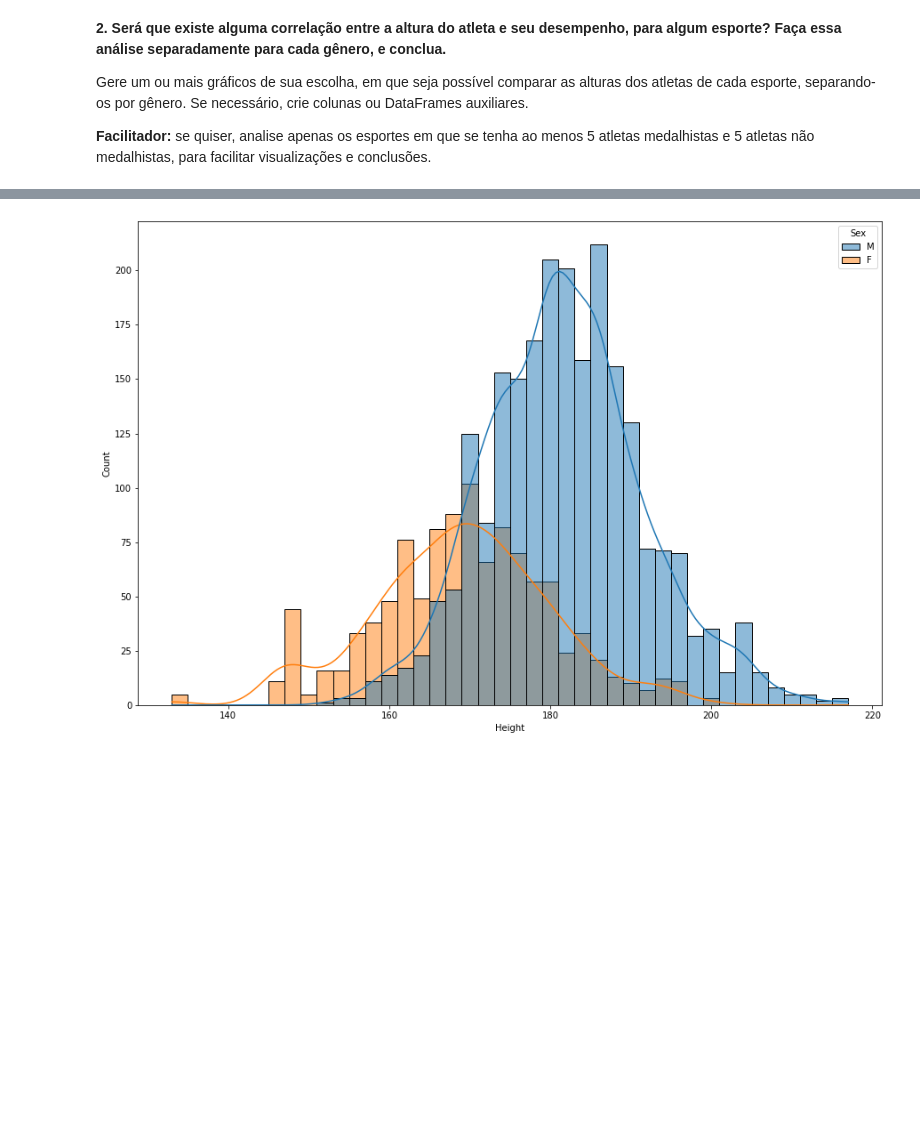
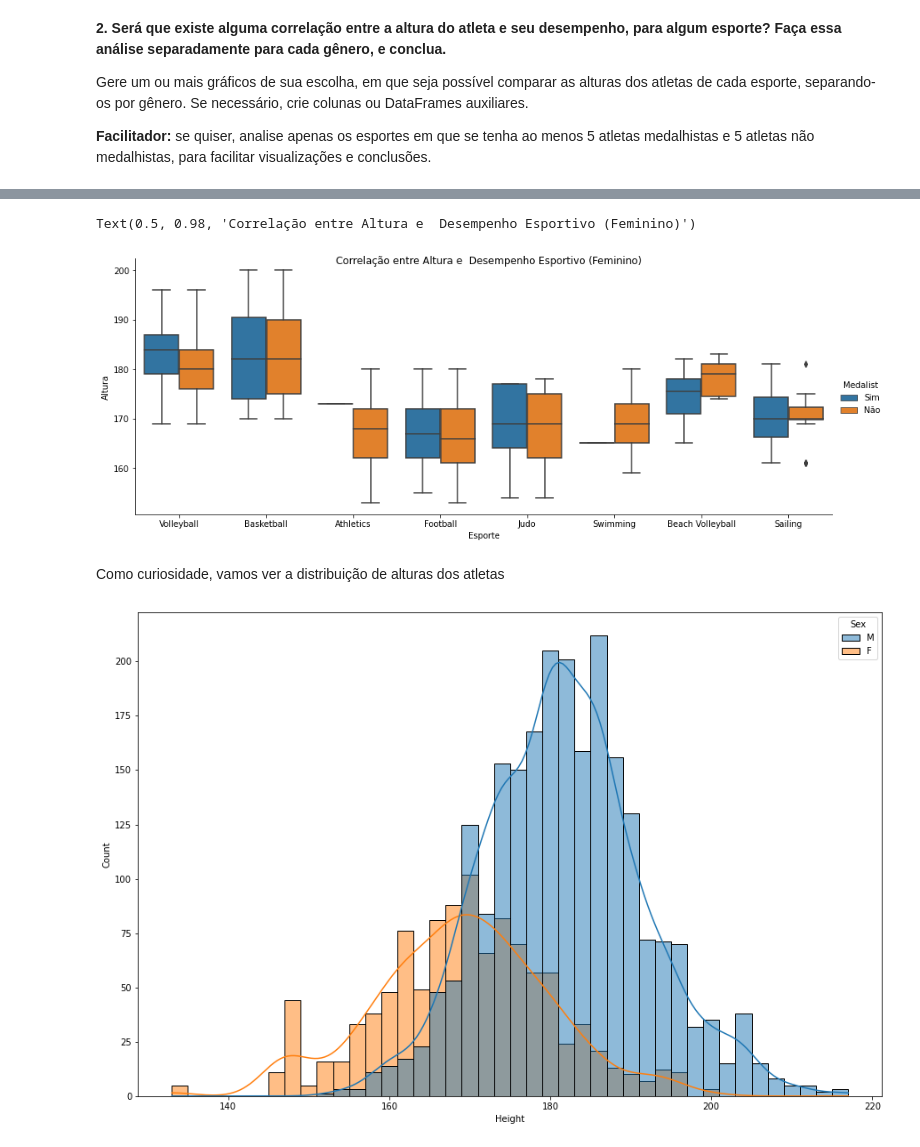
Before and after one commit to vmendes93/projeto_final_modulo_5, a Jupyter notebook: Projeto Final.ipynb, the cells around one changed output, grey strips where cells are left out. Saved outputs shown, nothing was run; the diff lists cells and outputs as text; code cells hidden in the pictures; blank space fills up the shorter version.

```diff
--- a/Projeto Final.ipynb
+++ b/Projeto Final.ipynb
@@ -166,3 +227,18 @@ plt.show()
+# %%
+g = sns.catplot(data=final_data_F,
+            x='Sport',
+            y='Height',
+            hue='Medalist',
+            kind='box',
+            aspect=2.5)
+
+g.set_axis_labels("Esporte", "Altura")
+g.fig.suptitle('Correlação entre Altura e  Desempenho Esportivo (Feminino)')
+# %% [output]
+Text(0.5, 0.98, 'Correlação entre Altura e  Desempenho Esportivo (Feminino)')
+[figure, added]
+# %% [markdown]
+Como curiosidade, vamos ver a distribuição de alturas dos atletas
 # %%
 plt.figure(figsize=(15,10))
 sns.histplot(data=br_df, x='Height', hue='Sex', kde=True)
```
Also changed, not shown: parts of 25 cells of this notebook.
